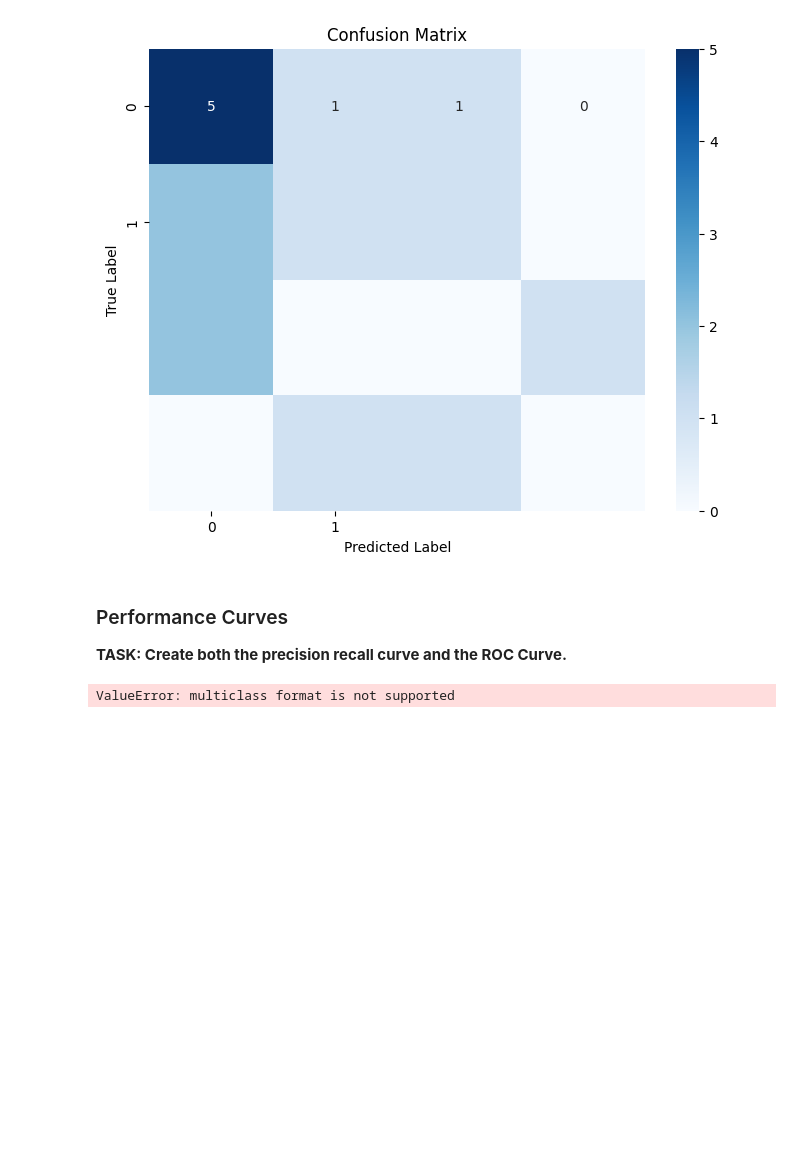
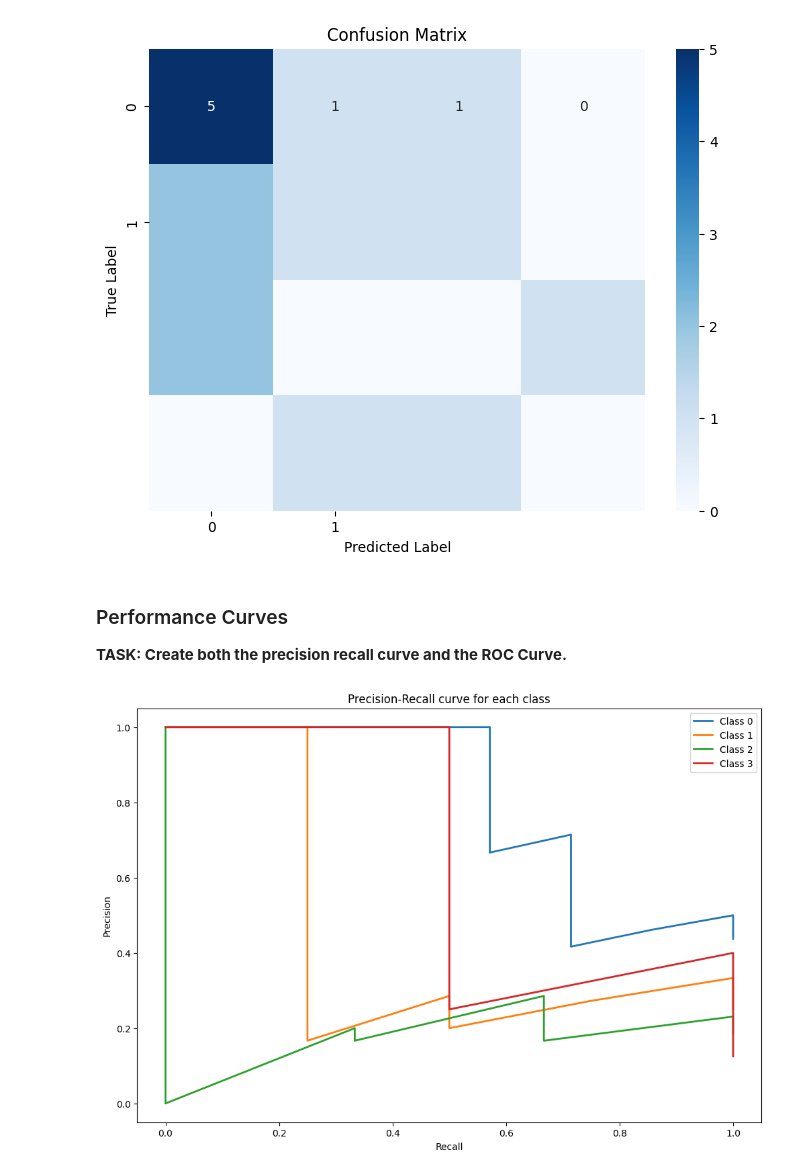
Before and after one commit to EidenStill/DATA_ANALYTICS_Reponte, a Jupyter notebook: Prog_Assignments/Lec5_LogReg_Reponte.ipynb, the cells around one changed output. Cells and saved outputs as stored; diff of their text form; code cells hidden in the pictures; blank space fills up the shorter version.

Commit message:
Fixed Errors

```diff
--- a/Prog_Assignments/Lec5_LogReg_Reponte.ipynb
+++ b/Prog_Assignments/Lec5_LogReg_Reponte.ipynb
@@ -317,35 +317,24 @@ weighted avg       0.33      0.38      0.34        16
 
 **TASK: Create both the precision recall curve and the ROC Curve.**
 # %%
-from sklearn.metrics import precision_recall_curve, roc_curve, roc_auc_score
+from sklearn.preprocessing import label_binarize
+from sklearn.metrics import precision_recall_curve
 import matplotlib.pyplot as plt
 
-# Predict probabilities for the test set
-y_probs = best_log_reg.predict_proba(X_test_scaled)[:, 1]
+# Binarize the labels
+y_test_binarized = label_binarize(y_test, classes=np.unique(y_test))
+n_classes = y_test_binarized.shape[1]
 
-# Precision-Recall Curve
-precision, recall, _ = precision_recall_curve(y_test, y_probs)
+# Compute precision-recall curve and plot for each class
+plt.figure(figsize=(12, 8))
+for i in range(n_classes):
+    precision, recall, _ = precision_recall_curve(y_test_binarized[:, i], best_log_reg.predict_proba(X_test_scaled)[:, i])
+    plt.plot(recall, precision, lw=2, label=f'Class {i}')
 
-plt.figure(figsize=(8, 6))
-plt.plot(recall, precision, marker='.', label='Logistic Regression')
 plt.xlabel('Recall')
 plt.ylabel('Precision')
-plt.title('Precision-Recall Curve')
-plt.legend()
-plt.grid(True)
+plt.title('Precision-Recall curve for each class')
+plt.legend(loc="best")
 plt.show()
-
-# ROC Curve
-fpr, tpr, _ = roc_curve(y_test, y_probs)
-roc_auc = roc_auc_score(y_test, y_probs)
-
-plt.figure(figsize=(8, 6))
-plt.plot(fpr, tpr, marker='.', label=f'Logistic Regression (AUC = {roc_auc:.2f})')
-plt.xlabel('False Positive Rate')
-plt.ylabel('True Positive Rate')
-plt.title('ROC Curve')
-plt.legend()
-plt.grid(True)
-plt.show()
 # %% [output]
-ValueError: multiclass format is not supported
+[figure, added]
```
Also changed, not shown: parts of 3 cells of this notebook, 1 other file.
